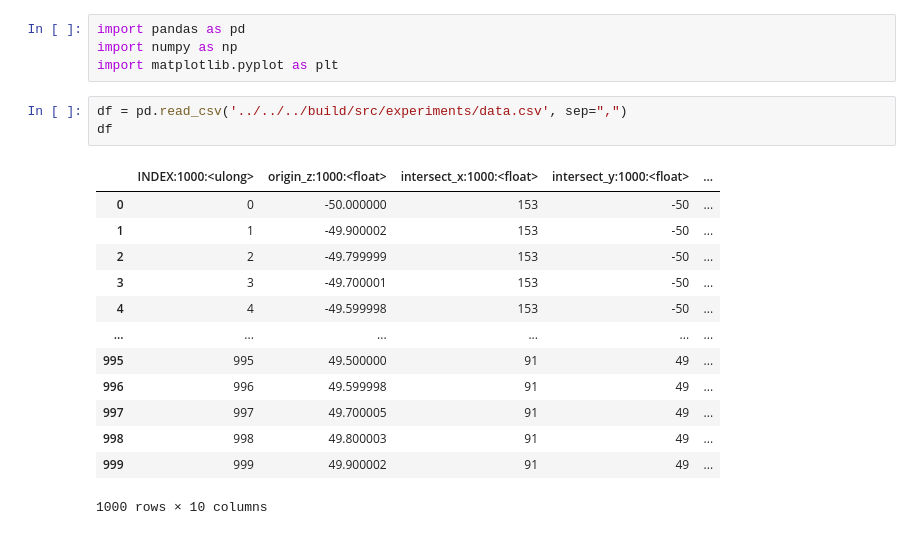
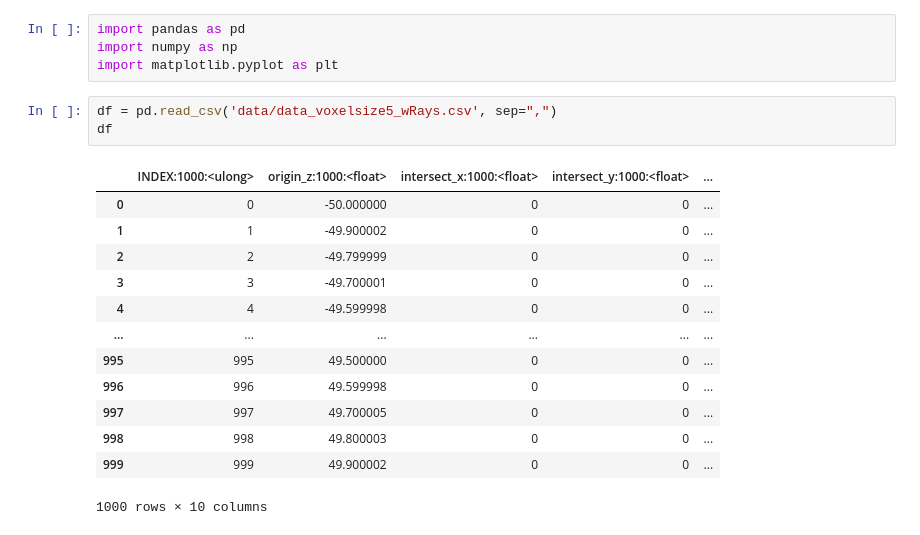
Before and after one commit to hitimr/Master-Thesis, a Jupyter notebook: src/experiments/precision/analysis.ipynb, the cells around one changed output. Drawn from its saved outputs; the diff is of its cells as text.

```diff
--- a/src/experiments/precision/analysis.ipynb
+++ b/src/experiments/precision/analysis.ipynb
@@ -3,19 +3,19 @@ import pandas as pd
 import numpy as np
 import matplotlib.pyplot as plt
 # %%
-df = pd.read_csv('../../../build/src/experiments/data.csv', sep=",")
+df = pd.read_csv('data/data_voxelsize5_wRays.csv', sep=",")
 df
 # %% [output]
 |  | INDEX:1000:<ulong> | origin_z:1000:<float> | intersect_x:1000:<float> | intersect_y:1000:<float> | ... |
-| 0 | 0 | -50.000000 | 153 | -50 | ... |
-| 1 | 1 | -49.900002 | 153 | -50 | ... |
-| 2 | 2 | -49.799999 | 153 | -50 | ... |
-| 3 | 3 | -49.700001 | 153 | -50 | ... |
-| 4 | 4 | -49.599998 | 153 | -50 | ... |
+| 0 | 0 | -50.000000 | 0 | 0 | ... |
+| 1 | 1 | -49.900002 | 0 | 0 | ... |
+| 2 | 2 | -49.799999 | 0 | 0 | ... |
+| 3 | 3 | -49.700001 | 0 | 0 | ... |
+| 4 | 4 | -49.599998 | 0 | 0 | ... |
 | ... | ... | ... | ... | ... | ... |
-| 995 | 995 | 49.500000 | 91 | 49 | ... |
-| 996 | 996 | 49.599998 | 91 | 49 | ... |
-| 997 | 997 | 49.700005 | 91 | 49 | ... |
-| 998 | 998 | 49.800003 | 91 | 49 | ... |
-| 999 | 999 | 49.900002 | 91 | 49 | ... |
+| 995 | 995 | 49.500000 | 0 | 0 | ... |
+| 996 | 996 | 49.599998 | 0 | 0 | ... |
+| 997 | 997 | 49.700005 | 0 | 0 | ... |
+| 998 | 998 | 49.800003 | 0 | 0 | ... |
+| 999 | 999 | 49.900002 | 0 | 0 | ... |
 1000 rows × 10 columns
```
Also changed, not shown: parts of 7 cells of this notebook, 20 other files.
